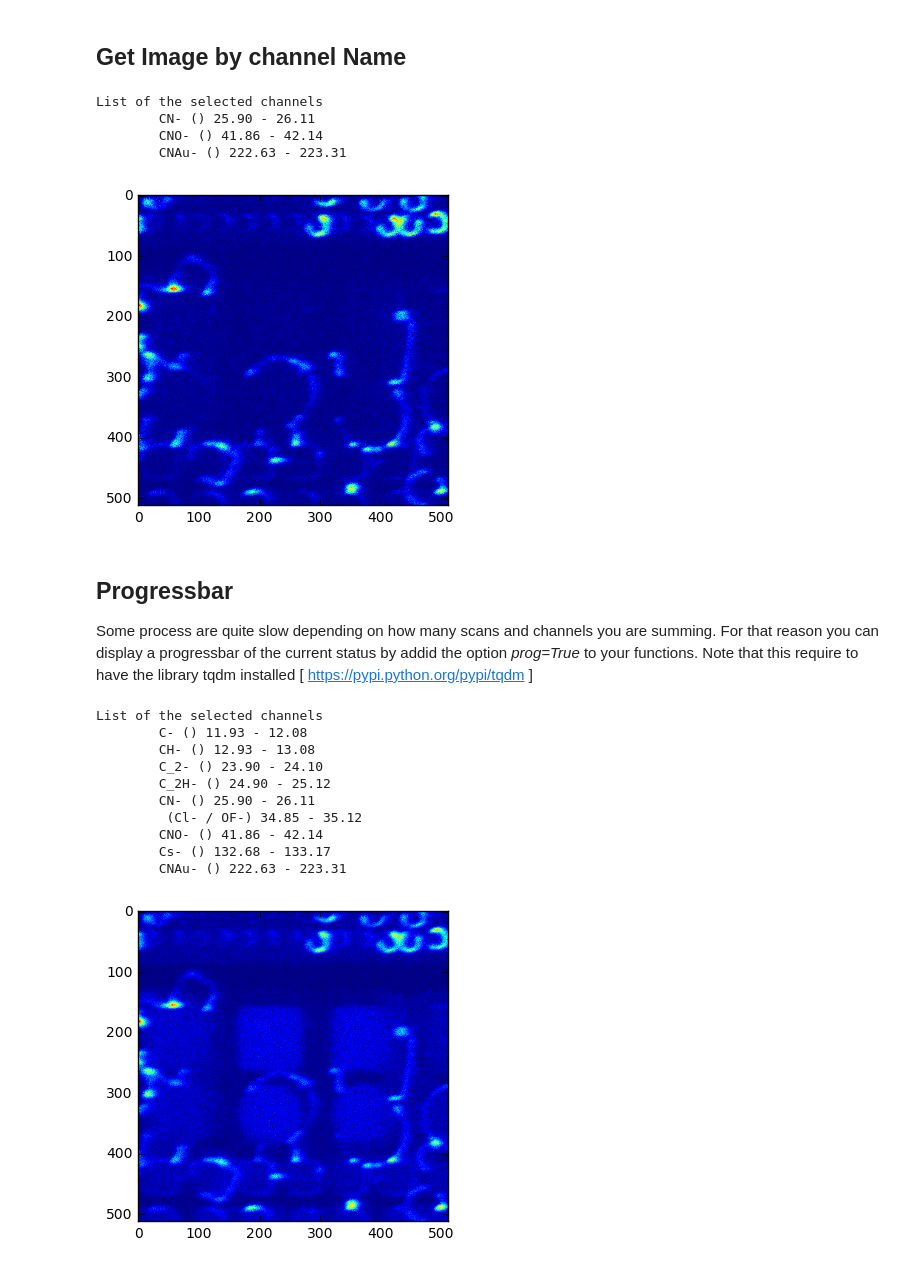
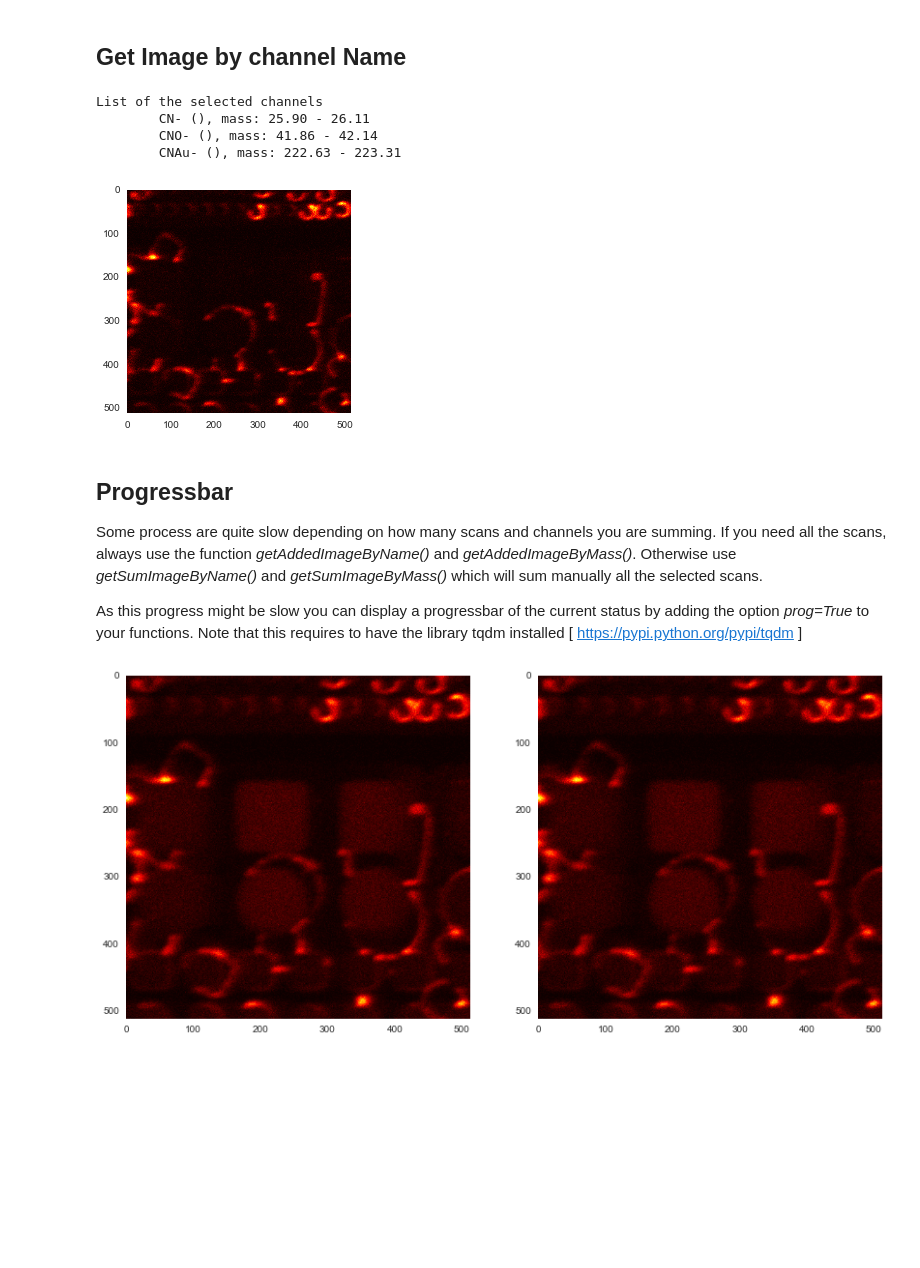
Before and after one commit to scholi/pyTOF, a Jupyter notebook: doc/pyTOF Documentation.ipynb, the cells around one changed output. Drawn from its saved outputs; the diff is of its cells as text; code cells hidden in the pictures; blank space fills up the shorter version.

```diff
--- a/doc/pyTOF Documentation.ipynb
+++ b/doc/pyTOF Documentation.ipynb
@@ -7,6 +7,8 @@ import numpy as np
 from pyTOF import Block,ITA
 import os
 %matplotlib inline
+import matplotlib as mpl
+mpl.rc('axes',grid=False)
 
 filename= os.getenv("HOMEPATH")+r"\Dropbox\TOF_SIMS\AuTi_big_40um_24_1.ita"
 
@@ -65,35 +67,37 @@ ax[1].set_title("Skipping the 10 first scans");
 # %% [markdown]
 ## Get Image by channel Name
 # %%
-Z,ch = A.getSumImageByName('CN')
+Z,ch = A.getAddedImageByName('CN')
 print("List of the selected channels")
 for z in ch:
-    print("\t{name} ({desc}) {lower:.2f} - {upper:.2f}".format(desc=z[b'desc']['utf16'],name=z[b'assign']['utf16'],lower=z[b'lmass']['float'],upper=z[b'umass']['float']))
-plt.imshow(Z);
+    print("\t{name} ({desc}), mass: {lower:.2f} - {upper:.2f}".format(desc=z[b'desc']['utf16'],name=z[b'assign']['utf16'],lower=z[b'lmass']['float'],upper=z[b'umass']['float']))
+plt.imshow(Z,cmap='hot');
 # %% [output]
 List of the selected channels
-        CN- () 25.90 - 26.11
-        CNO- () 41.86 - 42.14
-        CNAu- () 222.63 - 223.31
+        CN- (), mass: 25.90 - 26.11
+        CNO- (), mass: 41.86 - 42.14
+        CNAu- (), mass: 222.63 - 223.31
-[figure, old version]
+[figure, new version]
 # %% [markdown]
 ## Progressbar
-Some process are quite slow depending on how many scans and channels you are summing. For that reason you can display a progressbar of the current status by addid the option _prog=True_ to your functions. Note that this require to have the library tqdm installed [ https://pypi.python.org/pypi/tqdm ]
+Some process are quite slow depending on how many scans and channels you are summing. If you need all the scans, always use the function _getAddedImageByName()_ and _getAddedImageByMass()_. Otherwise use _getSumImageByName()_ and _getSumImageByMass()_ which will sum manually all the selected scans.
+
+As this progress might be slow you can display a progressbar of the current status by adding the option _prog=True_ to your functions. Note that this requires to have the library tqdm installed [ https://pypi.python.org/pypi/tqdm ]
 # %%
+from IPython.display import HTML
+
+fig, ax = plt.subplots(1,2,figsize=(14,7))
+# Very Fast
+Z,ch = A.getAddedImageByName('C')
+v="<h3>List of the selected channels</h3><ul>"
+for z in ch:
+    v+="<li>{name} ({desc}) {lower:.2f} - {upper:.2f}</li>".format(desc=z[b'desc']['utf16'],name=z[b'assign']['utf16'],lower=z[b'lmass']['float'],upper=z[b'umass']['float'])
+v+="</ul>"
+ax[0].imshow(Z,cmap='hot');
+HTML(v)
+
+# Slow. Add a progressbar
 Z,ch = A.getSumImageByName('C',prog=True)
-print("List of the selected channels")
-for z in ch:
-    print("\t{name} ({desc}) {lower:.2f} - {upper:.2f}".format(desc=z[b'desc']['utf16'],name=z[b'assign']['utf16'],lower=z[b'lmass']['float'],upper=z[b'umass']['float']))
-plt.imshow(Z);
+ax[1].imshow(Z,cmap='hot');
 # %% [output]
-List of the selected channels
-        C- () 11.93 - 12.08
-        CH- () 12.93 - 13.08
-        C_2- () 23.90 - 24.10
-        C_2H- () 24.90 - 25.12
-        CN- () 25.90 - 26.11
-         (Cl- / OF-) 34.85 - 35.12
-        CNO- () 41.86 - 42.14
-        Cs- () 132.68 - 133.17
-        CNAu- () 222.63 - 223.31
-[figure, old version]
+[figure, new version]
```
Also changed, not shown: parts of 7 cells of this notebook, 1 other file.
